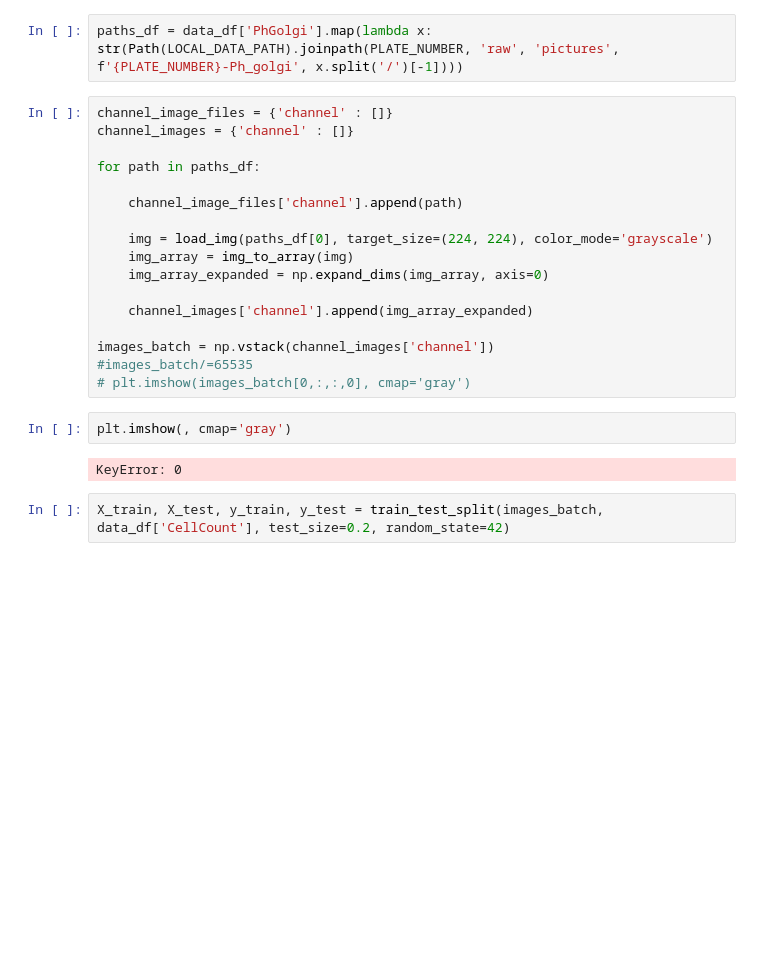
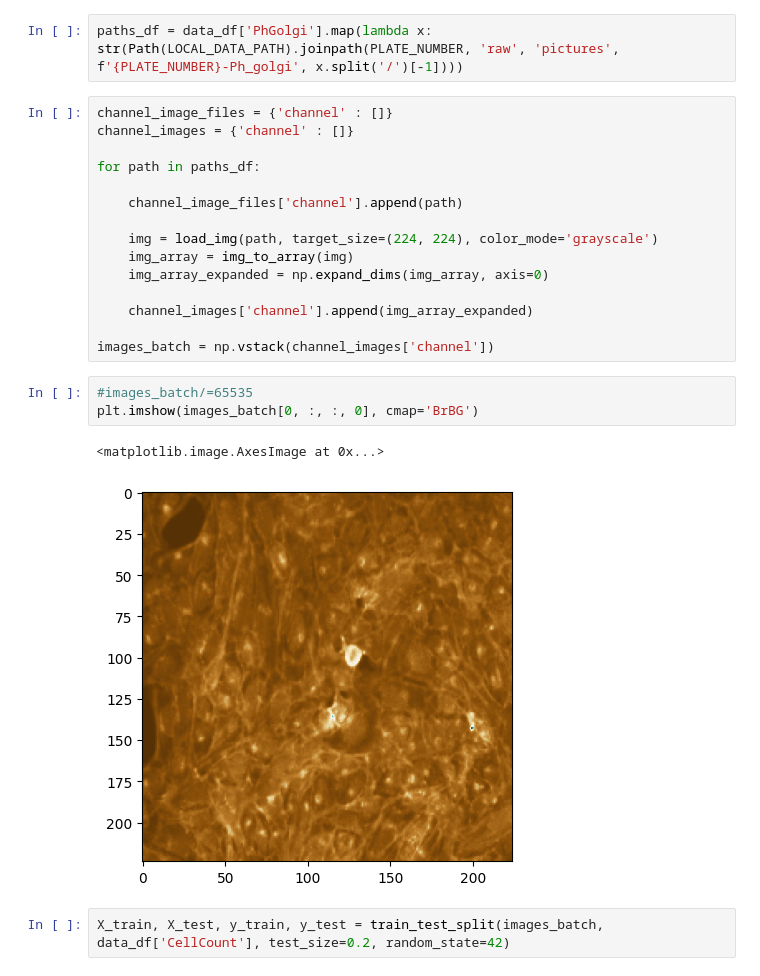
Before and after one commit to ThorstenCodes/MorphoMind, a Jupyter notebook: Notebooks/area_model.ipynb, the cells around one changed output. Saved outputs shown, nothing was run; the diff lists cells and outputs as text; blank space fills up the shorter version.

```diff
--- a/Notebooks/area_model.ipynb
+++ b/Notebooks/area_model.ipynb
@@ -56,19 +56,19 @@ for path in paths_df:
 
     channel_image_files['channel'].append(path)
 
-    img = load_img(paths_df[0], target_size=(224, 224), color_mode='grayscale')
+    img = load_img(path, target_size=(224, 224), color_mode='grayscale')
     img_array = img_to_array(img)
     img_array_expanded = np.expand_dims(img_array, axis=0)
 
     channel_images['channel'].append(img_array_expanded)
 
 images_batch = np.vstack(channel_images['channel'])
-#images_batch/=65535
-# plt.imshow(images_batch[0,:,:,0], cmap='gray')
-# %%
-plt.imshow(, cmap='gray')
-# %% [output]
-KeyError: 0
+# %%
+#images_batch/=65535
+plt.imshow(images_batch[0, :, :, 0], cmap='BrBG')
+# %% [output]
+<matplotlib.image.AxesImage at 0x...>
+[figure, added]
 # %%
 X_train, X_test, y_train, y_test = train_test_split(images_batch, data_df['CellCount'], test_size=0.2, random_state=42)
 # %%
```
Also changed, not shown: parts of 10 cells of this notebook, 1 other file.
